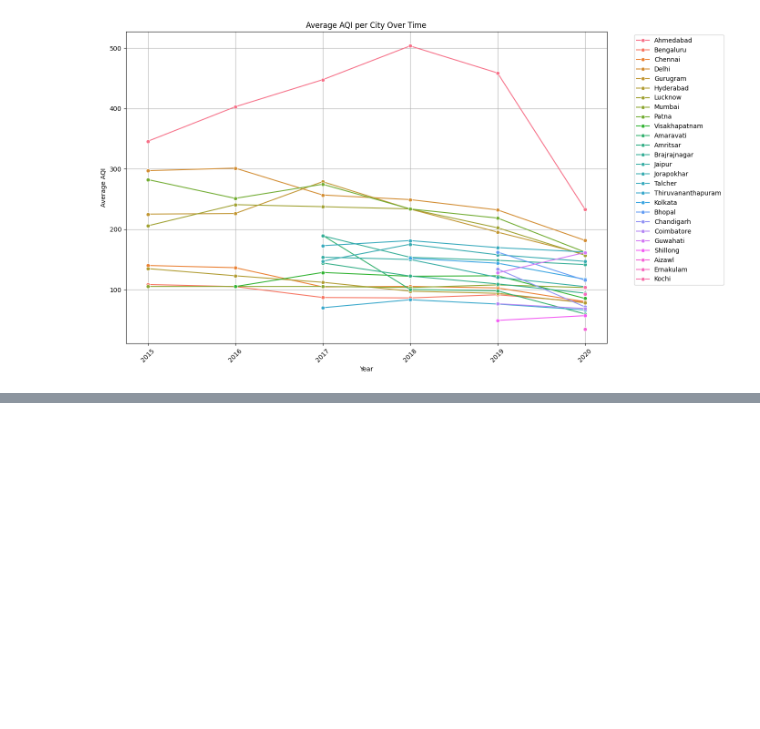
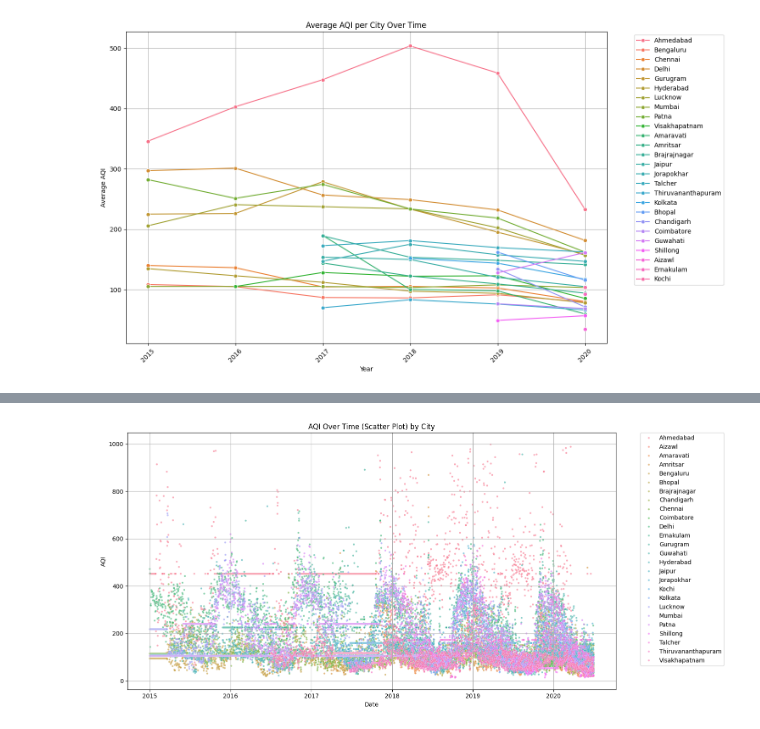
Before and after one commit to aadzy/ML-lab-2547201, a Jupyter notebook: City AQI and Crop Data.ipynb, the cells around one changed output, grey strips where cells are left out. Drawn from its saved outputs; the diff is of its cells as text; code cells hidden in the pictures; blank space fills up the shorter version.

```diff
--- a/City AQI and Crop Data.ipynb
+++ b/City AQI and Crop Data.ipynb
@@ -389,0 +409,15 @@ plt.show()
+# %%
+import matplotlib.pyplot as plt
+import seaborn as sns
+
+plt.figure(figsize=(15, 7))
+sns.scatterplot(x='Date', y='AQI', hue='City', data=city_cleaned, alpha=0.6, s=10)
+plt.title('AQI Over Time (Scatter Plot) by City') # Updated title
+plt.xlabel('Date')
+plt.ylabel('AQI')
+plt.grid(True)
+plt.legend(bbox_to_anchor=(1.05, 1), loc='upper left', borderaxespad=0.) # Moved legend to avoid overlap
+plt.tight_layout()
+plt.show()
+# %% [output]
+[figure, added]
```
Also changed, not shown: parts of 21 cells of this notebook.
